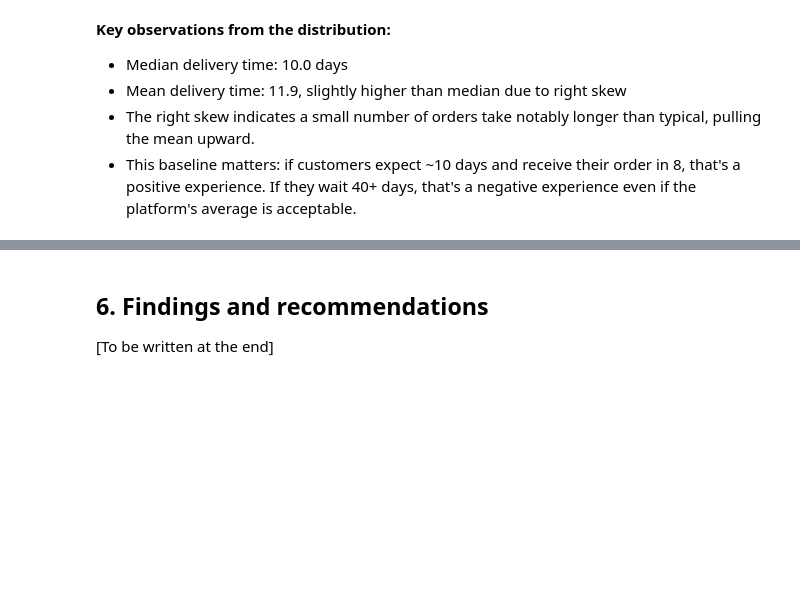
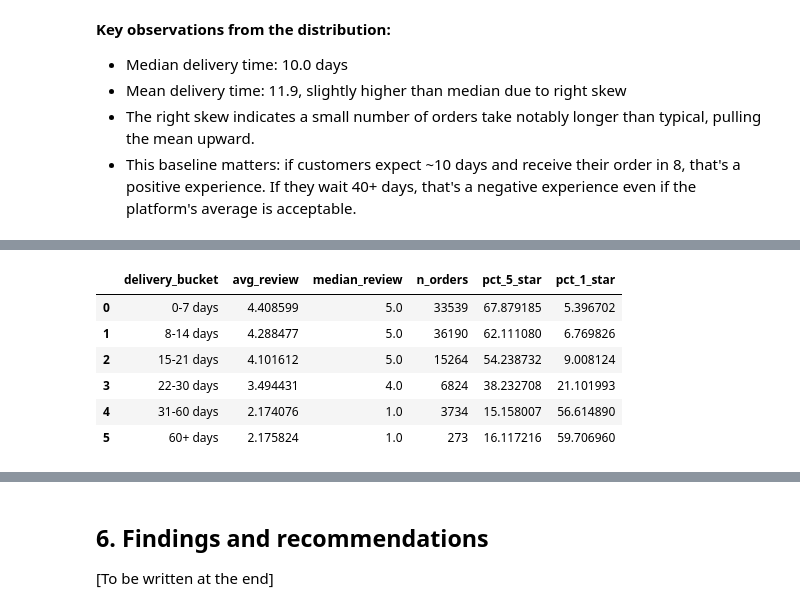
Before and after one commit to szymonpasieka84-art/olist-ecommerce-analysis, a Jupyter notebook: 01_exploration.ipynb, the cells around one changed output, grey strips where cells are left out. Cells and saved outputs as stored; diff of their text form; code cells hidden in the pictures; blank space fills up the shorter version.

```diff
--- a/01_exploration.ipynb
+++ b/01_exploration.ipynb
@@ -552,0 +603,31 @@ experience even if the platform's average is acceptable.
+# %%
+# Create delivery time buckets that match customer experience
+bins = [0, 7, 14, 21, 30, 60, float('inf')]
+labels = ['0-7 days', '8-14 days', '15-21 days', '22-30 days', '31-60 days', '60+ days']
+
+delivery_reviews['delivery_bucket'] = pd.cut(
+    delivery_reviews['delivery_days'],
+    bins=bins,
+    labels=labels,
+    right=True,
+    include_lowest=True
+)
+
+# Aggregate review score by bucket
+bucket_analysis = delivery_reviews.groupby('delivery_bucket', observed=True).agg(
+    avg_review=('review_score', 'mean'),
+    median_review=('review_score', 'median'),
+    n_orders=('review_score', 'count'),
+    pct_5_star=('review_score', lambda x: (x == 5).mean() * 100),
+    pct_1_star=('review_score', lambda x: (x == 1).mean() * 100)
+).reset_index()
+
+bucket_analysis
+# %% [output]
+|  | delivery_bucket | avg_review | median_review | n_orders | pct_5_star | pct_1_star |
+| 0 | 0-7 days | 4.408599 | 5.0 | 33539 | 67.879185 | 5.396702 |
+| 1 | 8-14 days | 4.288477 | 5.0 | 36190 | 62.111080 | 6.769826 |
+| 2 | 15-21 days | 4.101612 | 5.0 | 15264 | 54.238732 | 9.008124 |
+| 3 | 22-30 days | 3.494431 | 4.0 | 6824 | 38.232708 | 21.101993 |
+| 4 | 31-60 days | 2.174076 | 1.0 | 3734 | 15.158007 | 56.614890 |
+| 5 | 60+ days | 2.175824 | 1.0 | 273 | 16.117216 | 59.706960 |
```
Also changed, not shown: parts of 7 cells of this notebook, 1 other file.
